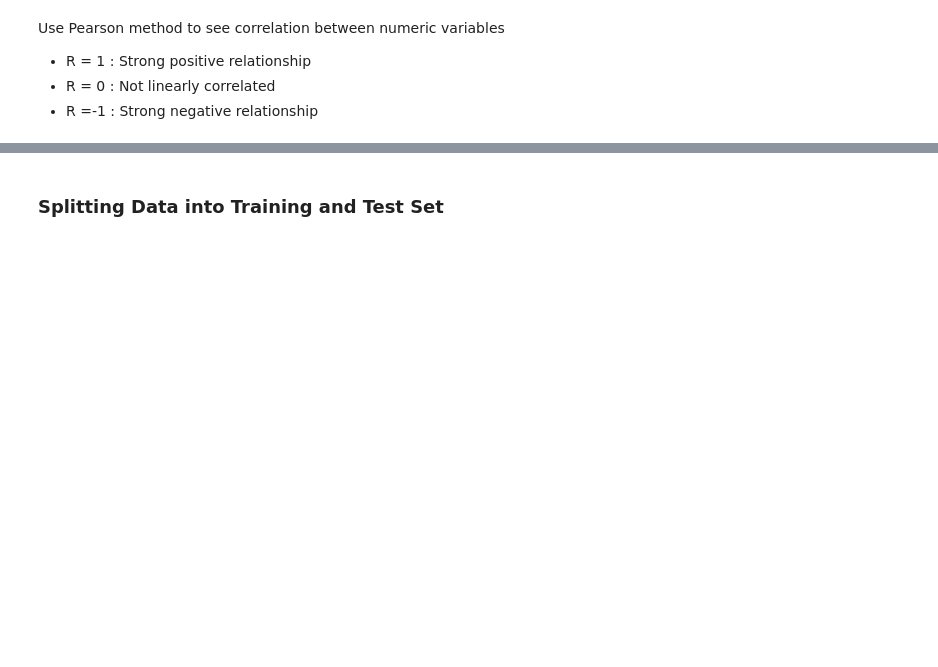
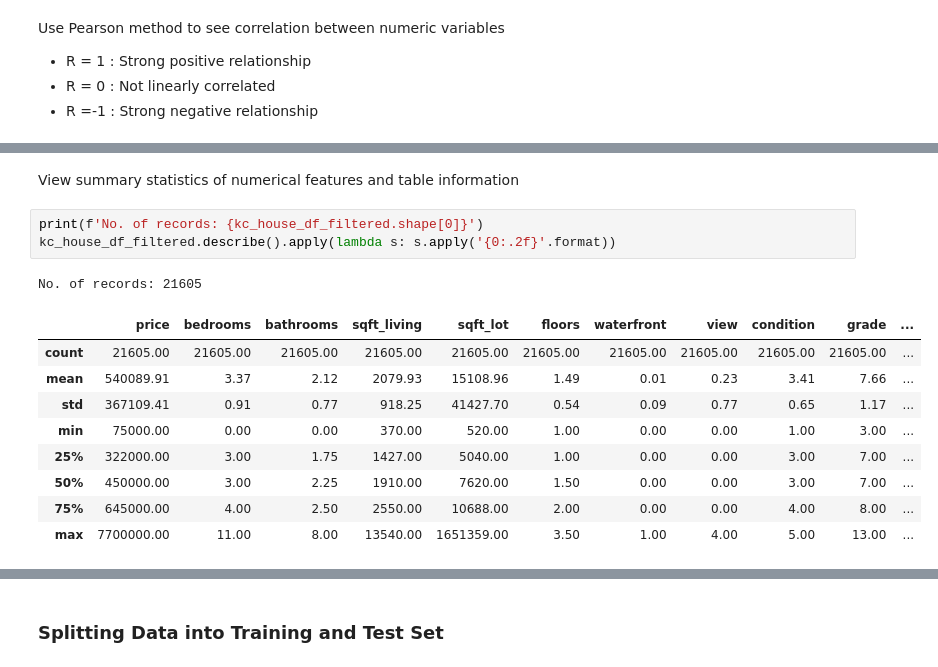
Before and after one commit to abccastro/House-Price-Prediction-using-Polynomial-Regression, a Jupyter notebook: Project/BDM1034/Mid-term Project/King County House Prediction.ipynb, the cells around one changed output, grey strips where cells are left out. Saved outputs shown, nothing was run; the diff lists cells and outputs as text; blank space fills up the shorter version.

```diff
--- a/Project/BDM1034/Mid-term Project/King County House Prediction.ipynb
+++ b/Project/BDM1034/Mid-term Project/King County House Prediction.ipynb
@@ -237,3 +220,19 @@ Text(0.5, 1.0, 'Pearson Correlation Matrix')
+# %% [markdown]
+View summary statistics of numerical features and table information
+# %%
+print(f'No. of records: {kc_house_df_filtered.shape[0]}')
+kc_house_df_filtered.describe().apply(lambda s: s.apply('{0:.2f}'.format))
+# %% [output]
+No. of records: 21605
+|  | price | bedrooms | bathrooms | sqft_living | sqft_lot | floors | waterfront | view | condition | grade | ... |
+| count | 21605.00 | 21605.00 | 21605.00 | 21605.00 | 21605.00 | 21605.00 | 21605.00 | 21605.00 | 21605.00 | 21605.00 | ... |
+| mean | 540089.91 | 3.37 | 2.12 | 2079.93 | 15108.96 | 1.49 | 0.01 | 0.23 | 3.41 | 7.66 | ... |
+| std | 367109.41 | 0.91 | 0.77 | 918.25 | 41427.70 | 0.54 | 0.09 | 0.77 | 0.65 | 1.17 | ... |
+| min | 75000.00 | 0.00 | 0.00 | 370.00 | 520.00 | 1.00 | 0.00 | 0.00 | 1.00 | 3.00 | ... |
+| 25% | 322000.00 | 3.00 | 1.75 | 1427.00 | 5040.00 | 1.00 | 0.00 | 0.00 | 3.00 | 7.00 | ... |
+| 50% | 450000.00 | 3.00 | 2.25 | 1910.00 | 7620.00 | 1.50 | 0.00 | 0.00 | 3.00 | 7.00 | ... |
+| 75% | 645000.00 | 4.00 | 2.50 | 2550.00 | 10688.00 | 2.00 | 0.00 | 0.00 | 4.00 | 8.00 | ... |
+| max | 7700000.00 | 11.00 | 8.00 | 13540.00 | 1651359.00 | 3.50 | 1.00 | 4.00 | 5.00 | 13.00 | ... |
 # %%
 kc_house_df_filtered.info()
 # %% [output]
```
Also changed, not shown: parts of 18 cells of this notebook.
